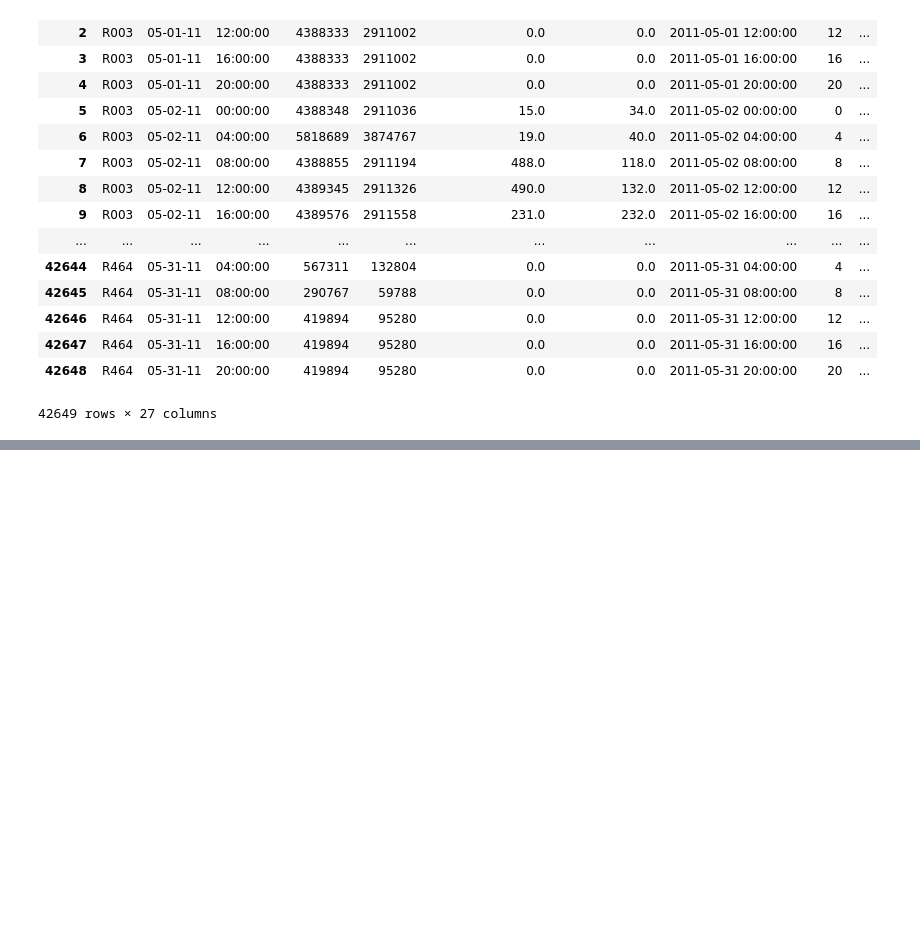
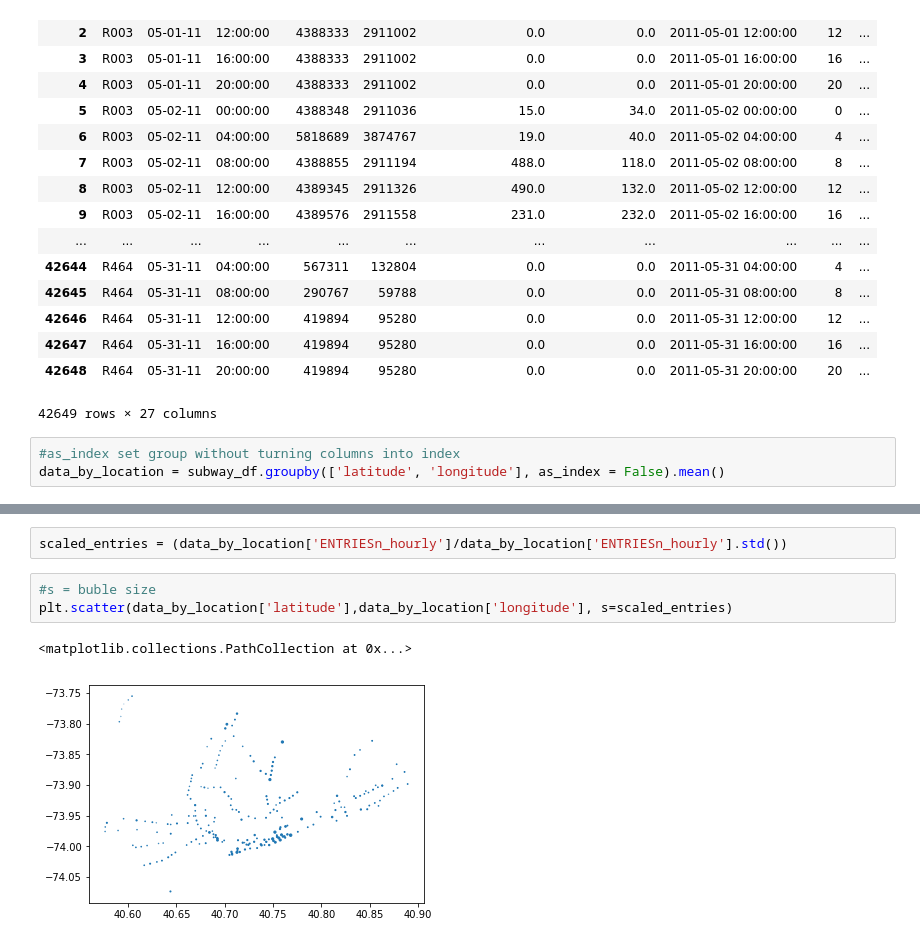
Before and after one commit to elgsantos/analise-de-dados-com-python, a Jupyter notebook: DataFrame_plot.ipynb, the cells around one changed output, grey strips where cells are left out. Cells and saved outputs as stored; diff of their text form; blank space fills up the shorter version.

Commit message:
Scatter plot adicionado

```diff
--- a/DataFrame_plot.ipynb
+++ b/DataFrame_plot.ipynb
@@ -73,3 +76,6 @@ subway_df
 | 42647 | R464 | 05-31-11 | 16:00:00 | 419894 | 95280 | 0.0 | 0.0 | 2011-05-31 16:00:00 | 16 | ... |
 | 42648 | R464 | 05-31-11 | 20:00:00 | 419894 | 95280 | 0.0 | 0.0 | 2011-05-31 20:00:00 | 20 | ... |
 42649 rows × 27 columns
+# %%
+#as_index set group without turning columns into index
+data_by_location = subway_df.groupby(['latitude', 'longitude'], as_index = False).mean()
@@ -75,0 +101,8 @@ subway_df
+# %%
+scaled_entries = (data_by_location['ENTRIESn_hourly']/data_by_location['ENTRIESn_hourly'].std())
+# %%
+#s = buble size
+plt.scatter(data_by_location['latitude'],data_by_location['longitude'], s=scaled_entries)
+# %% [output]
+<matplotlib.collections.PathCollection at 0x...>
+[figure, added]
```
Also changed, not shown: parts of 3 cells of this notebook.
